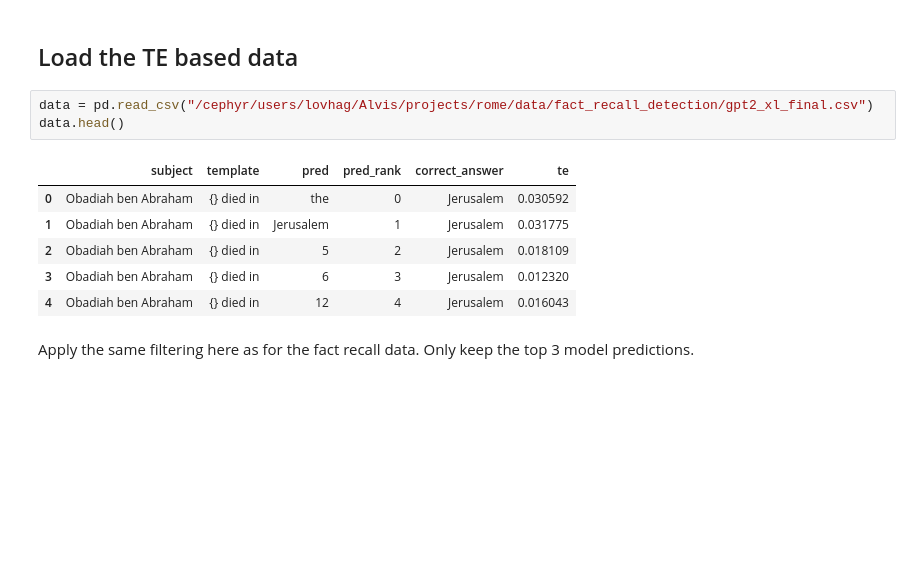
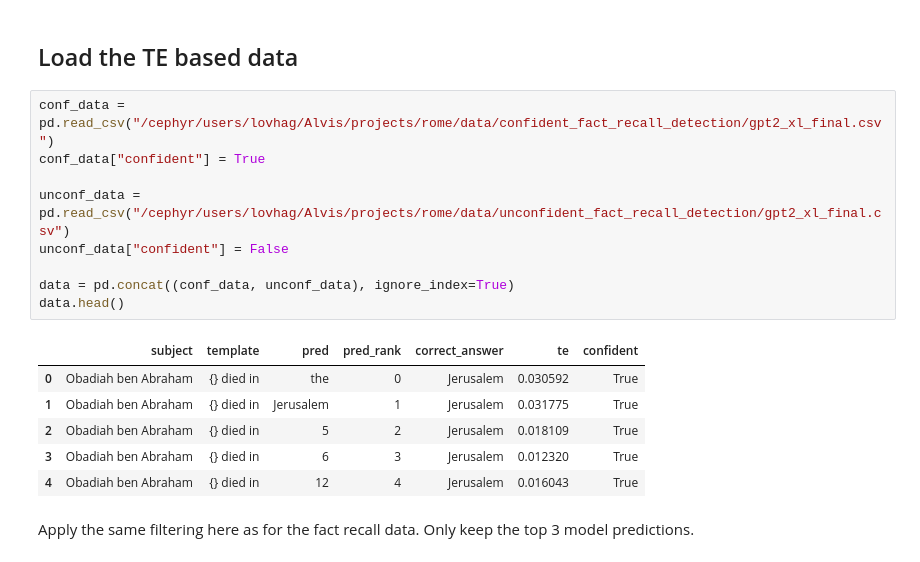
Before and after one commit to dsaynova/rome, a Jupyter notebook: pararel/fact_recall_detection/evaluation.ipynb, the cells around one changed output. Cells and saved outputs as stored; diff of their text form; blank space fills up the shorter version.

```diff
--- a/pararel/fact_recall_detection/evaluation.ipynb
+++ b/pararel/fact_recall_detection/evaluation.ipynb
@@ -26,15 +32,21 @@ len(fact_recall_data)
 # %% [markdown]
 ## Load the TE based data
 # %%
-data = pd.read_csv("/cephyr/users/lovhag/Alvis/projects/rome/data/fact_recall_detection/gpt2_xl_final.csv")
+conf_data = pd.read_csv("/cephyr/users/lovhag/Alvis/projects/rome/data/confident_fact_recall_detection/gpt2_xl_final.csv")
+conf_data["confident"] = True
+
+unconf_data = pd.read_csv("/cephyr/users/lovhag/Alvis/projects/rome/data/unconfident_fact_recall_detection/gpt2_xl_final.csv")
+unconf_data["confident"] = False
+
+data = pd.concat((conf_data, unconf_data), ignore_index=True)
 data.head()
 # %% [output]
-|  | subject | template | pred | pred_rank | correct_answer | te |
-| 0 | Obadiah ben Abraham | {} died in | the | 0 | Jerusalem | 0.030592 |
-| 1 | Obadiah ben Abraham | {} died in | Jerusalem | 1 | Jerusalem | 0.031775 |
-| 2 | Obadiah ben Abraham | {} died in | 5 | 2 | Jerusalem | 0.018109 |
-| 3 | Obadiah ben Abraham | {} died in | 6 | 3 | Jerusalem | 0.012320 |
-| 4 | Obadiah ben Abraham | {} died in | 12 | 4 | Jerusalem | 0.016043 |
+|  | subject | template | pred | pred_rank | correct_answer | te | confident |
+| 0 | Obadiah ben Abraham | {} died in | the | 0 | Jerusalem | 0.030592 | True |
+| 1 | Obadiah ben Abraham | {} died in | Jerusalem | 1 | Jerusalem | 0.031775 | True |
+| 2 | Obadiah ben Abraham | {} died in | 5 | 2 | Jerusalem | 0.018109 | True |
+| 3 | Obadiah ben Abraham | {} died in | 6 | 3 | Jerusalem | 0.012320 | True |
+| 4 | Obadiah ben Abraham | {} died in | 12 | 4 | Jerusalem | 0.016043 | True |
 # %% [markdown]
 Apply the same filtering here as for the fact recall data. Only keep the top 3 model predictions.
 # %%
```
Also changed, not shown: parts of 20 cells of this notebook, 7 other files.
